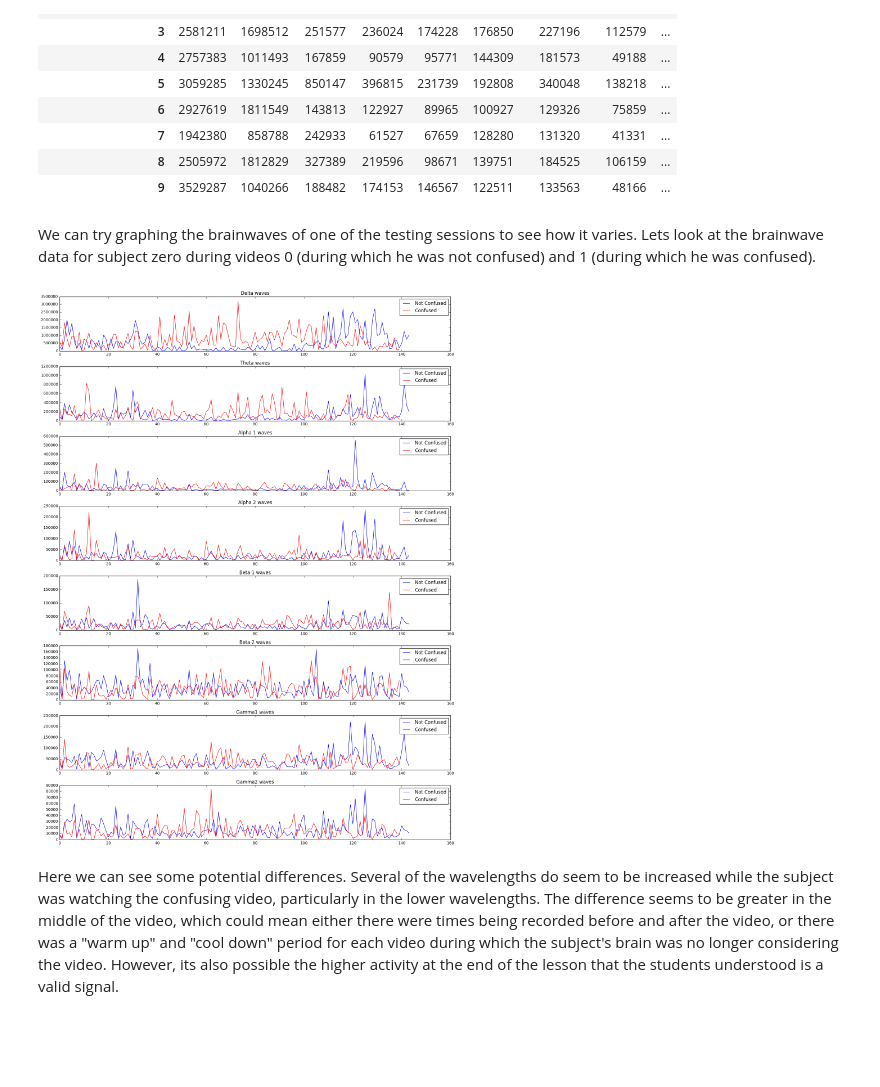
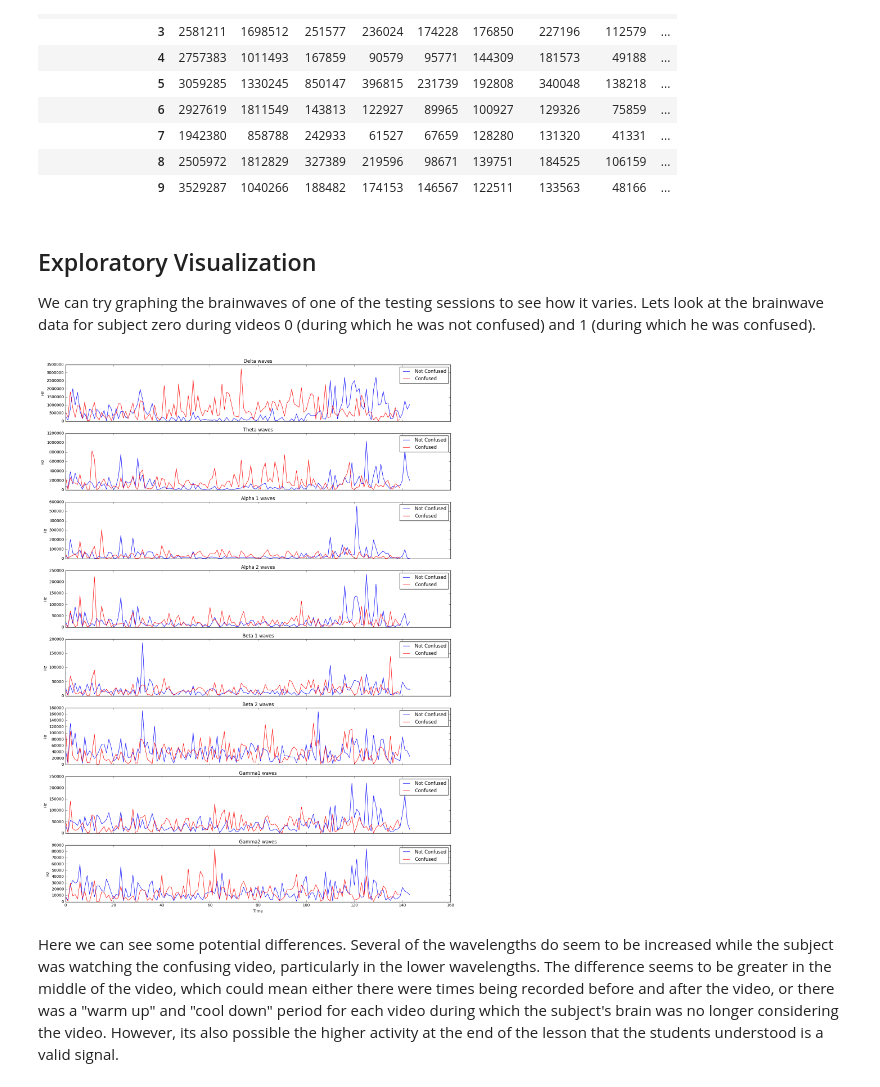
Before and after one commit to nwbvt/udacity-confusion, a Jupyter notebook: Confusion.ipynb, the cells around one changed output. Cells and saved outputs as stored; diff of their text form; code cells hidden in the pictures; blank space fills up the shorter version.

```diff
--- a/Confusion.ipynb
+++ b/Confusion.ipynb
@@ -62,20 +67,24 @@ display(sessions.aggregate(np.max)[:10])
 |  | 8 | 2505972 | 1812829 | 327389 | 219596 | 98671 | 139751 | 184525 | 106159 | ... |
 |  | 9 | 3529287 | 1040266 | 188482 | 174153 | 146567 | 122511 | 133563 | 48166 | ... |
 # %% [markdown]
+## Exploratory Visualization
 We can try graphing the brainwaves of one of the testing sessions to see how it varies.  Lets look at the brainwave data for subject zero during videos 0 (during which he was not confused) and 1 (during which he was confused).
 # %%
-fig, subplots = pyplot.subplots(8, 1, figsize=(15, 20))
+fig, subplots = pyplot.subplots(8, 1, figsize=(15, 20), sharex=True, sharey=False)
+pyplot.xlabel("Time")
+pyplot.ylabel("Hz")
 not_confused = sessions.get_group((0,0))
 confused = sessions.get_group((0,1))
 waves = ["Delta", "Theta", "Alpha 1", "Alpha 2", "Beta 1", "Beta 2", "Gamma1", "Gamma2"]
 for plot, wave in zip(subplots, waves):
     plot.set_title("%s waves" % wave)
+    plot.set_ylabel("Hz")
     plot.plot(np.arange(len(not_confused)), not_confused[[wave]], 'b', label="Not Confused")
     plot.plot(np.arange(len(confused)), confused[[wave]], 'r', label="Confused")
     plot.legend()
 pyplot.tight_layout()
 # %% [output]
-[figure, old version]
+[figure, new version]
 # %% [markdown]
 Here we can see some potential differences.  Several of the wavelengths do seem to be increased while the subject was watching the confusing video, particularly in the lower wavelengths.  The difference seems to be greater in the middle of the video, which could mean either there were times being recorded before and after the video, or there was a "warm up" and "cool down" period for each video during which the subject's brain was no longer considering the video.  However, its also possible the higher activity at the end of the lesson that the students understood is a valid signal.
 # %% [markdown]
```
Also changed, not shown: parts of 25 cells of this notebook.
